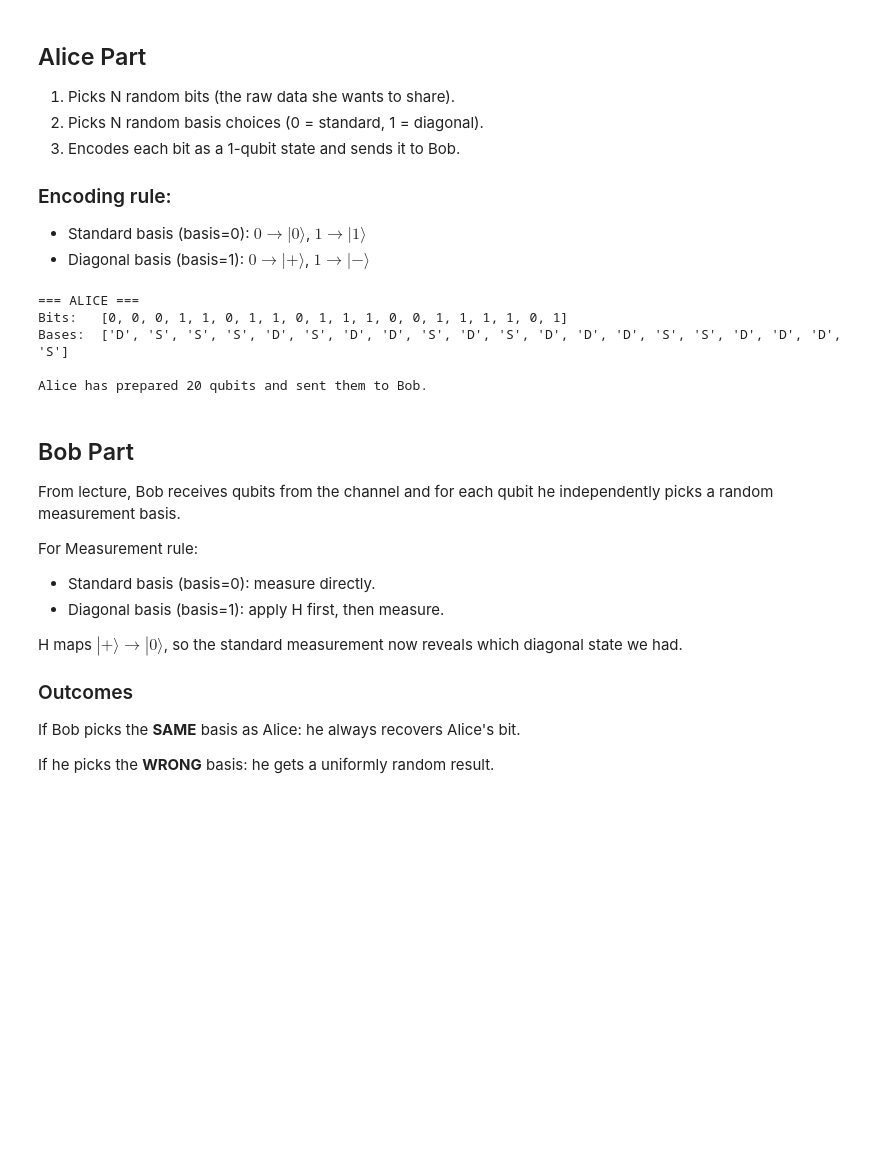
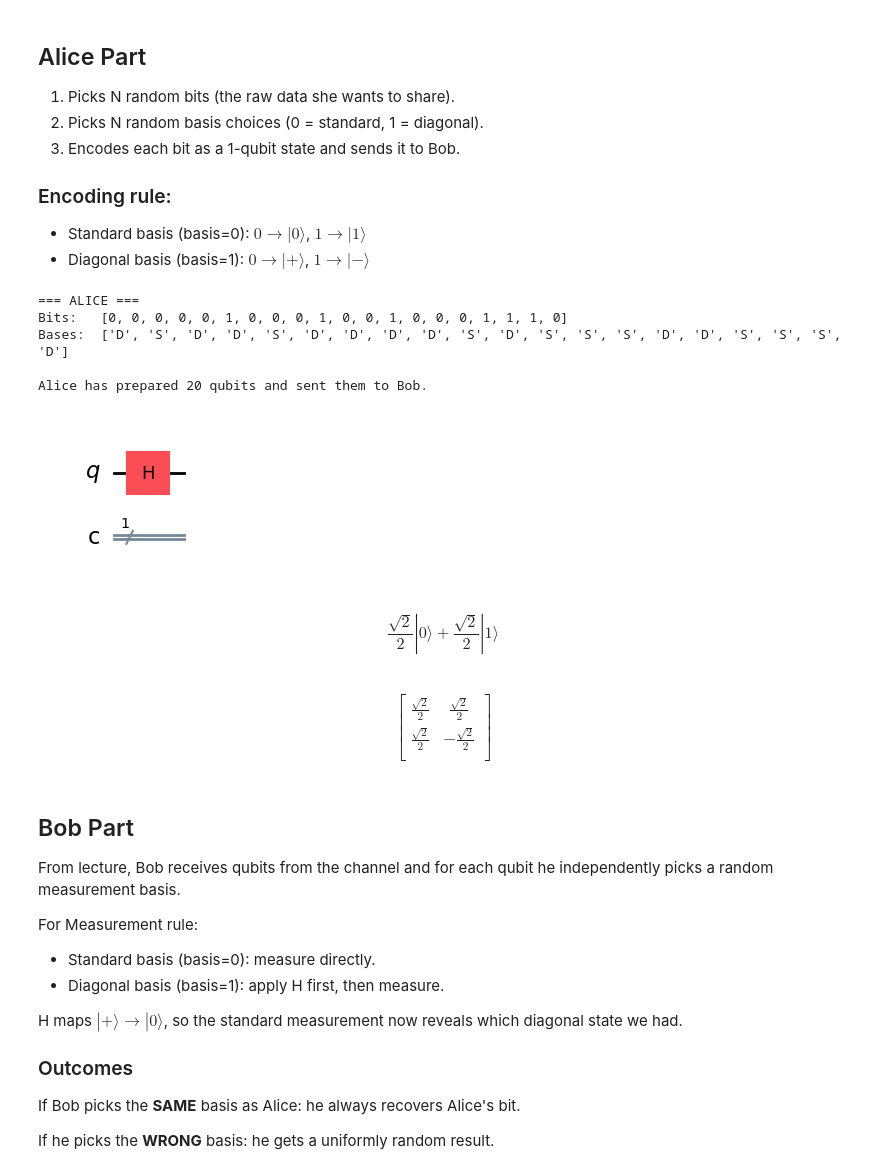
Before and after one commit to KShiMin/SIT-UofG-QC-Assignment, a Jupyter notebook: BB84-Plain.ipynb, the cells around one changed output. Cells and saved outputs as stored; diff of their text form; code cells hidden in the pictures; blank space fills up the shorter version.

Commit message:
feat: Added visualisation

```diff
--- a/BB84-Plain.ipynb
+++ b/BB84-Plain.ipynb
@@ -93,6 +93,15 @@ Sample quantum random bits: [1, 1, 0, 0, 1, 0, 1, 0, 1, 0]
 # %%
 alice_bits  = quantum_random_bits(N)
 alice_bases = quantum_random_bits(N)
+
+def encoding_circuit(bit, basis):
+  """Return Alice's 1-qubit encoding circuit without measurement."""
+  qc = QuantumCircuit(1)
+  if bit == 1:
+      qc.x(0)
+  if basis == 1:
+      qc.h(0)
+  return qc
 
 def alice_prepare_qubit(bit, basis):
   """
@@ -104,10 +113,7 @@ def alice_prepare_qubit(bit, basis):
                         bit 1 → |−⟩ (X then H)
   """
   qc = QuantumCircuit(1, 1)
-  if bit == 1:
-      qc.x(0)
-  if basis == 1:
-      qc.h(0)
+  qc.compose(encoding_circuit(bit, basis), inplace=True)
   return qc
 
 # Alice prepares all qubits and places them on the quantum channel
@@ -119,10 +125,36 @@ print(f"Bases:  {['S' if b==0 else 'D' for b in alice_bases]}")
 print(f"\nAlice has prepared {N} qubits and sent them to Bob.")
 # %% [output]
 === ALICE ===
-Bits:   [0, 0, 0, 1, 1, 0, 1, 1, 0, 1, 1, 1, 0, 0, 1, 1, 1, 1, 0, 1]
-Bases:  ['D', 'S', 'S', 'S', 'D', 'S', 'D', 'D', 'S', 'D', 'S', 'D', 'D', 'D', 'S', 'S', 'D', 'D', 'D', 'S']
+Bits:   [0, 0, 0, 0, 0, 1, 0, 0, 0, 1, 0, 0, 1, 0, 0, 0, 1, 1, 1, 0]
+Bases:  ['D', 'S', 'D', 'D', 'S', 'D', 'D', 'D', 'D', 'S', 'D', 'S', 'S', 'S', 'D', 'D', 'S', 'S', 'S', 'D']
 
 Alice has prepared 20 qubits and sent them to Bob.
+# %%
+# Show Alice's first prepared qubit as a circuit diagram.
+inspection_index = 0
+alice_example = quantum_channel[inspection_index]
+alice_example.draw("mpl")
+# %% [output]
+[figure, added]
+# %%
+# Calculate the state from |0> and display it symbolically.
+# Uses the measurement-free version of Alice's same bit and basis.
+alice_unitary_example = encoding_circuit(alice_bits[inspection_index], alice_bases[inspection_index])
+state = Statevector.from_int(0, 2)
+state = state.evolve(alice_unitary_example)
+state.draw("latex")
+# %% [output]
+$$\frac{\sqrt{2}}{2} |0\rangle+\frac{\sqrt{2}}{2} |1\rangle$$
+# %%
+U = Operator(alice_unitary_example)
+array_to_latex(U)
+# %% [output]
+$$
+\begin{bmatrix}
+\frac{\sqrt{2}}{2} & \frac{\sqrt{2}}{2}  \\
+ \frac{\sqrt{2}}{2} & - \frac{\sqrt{2}}{2}  \\
+ \end{bmatrix}
+$$
 # %% [markdown]
 ## Bob Part
 
```
Also changed, not shown: parts of 8 cells of this notebook.
